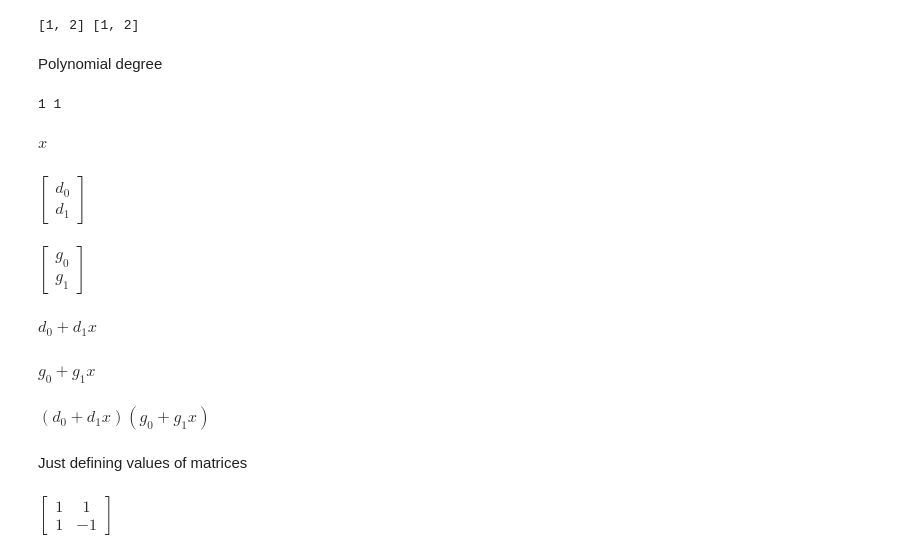
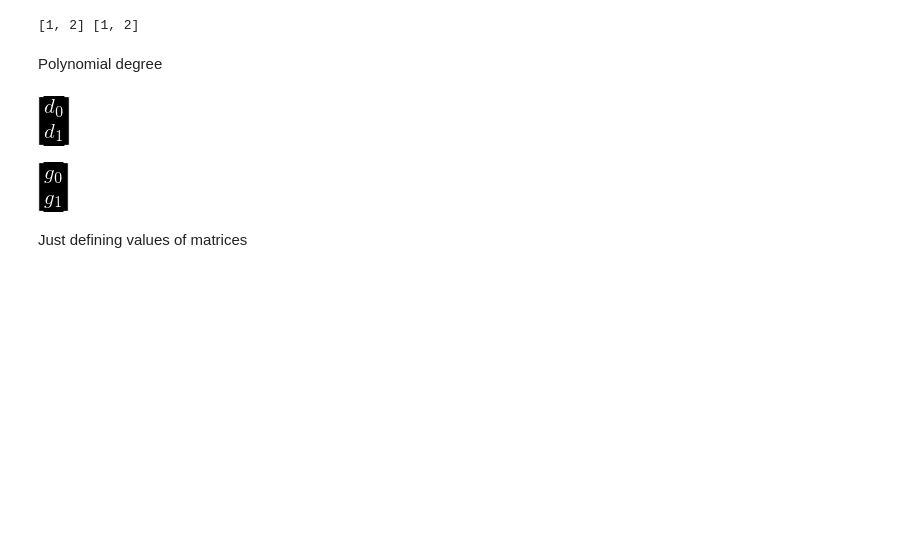
Before and after one commit to tarsioonofrio/fast-convolution-rtl, a Jupyter notebook: blahut6.3iterated8x8.ipynb, the cells around one changed output. Cells and saved outputs as stored; diff of their text form; code cells hidden in the pictures; blank space fills up the shorter version.

```diff
--- a/blahut6.3iterated8x8.ipynb
+++ b/blahut6.3iterated8x8.ipynb
@@ -37,5 +35,5 @@ Power of two: $2^x$
 # %%
-power2 = 2
+v_size = 2
 # %% [markdown]
 Example of vectors for the convolution
 # %%
@@ -46,46 +44,15 @@ print(d_values, g_values)
 [1, 2] [1, 2]
 # %% [markdown]
 Polynomial degree
-# %%
-d_degree = d_num - 1
-g_degree = g_num - 1
-print(d_degree, g_degree)
-# %% [output]
-1 1
-# %%
-x = sy.symbols("x")
-x
-# %% [output]
-$\displaystyle x$
 # %%
-di = sy.Matrix(sy.symbols(" ".join(f"d_{i}"for i in range(d_num))))
-di
+d0 = sy.Matrix(sy.symbols(" ".join(f"d_{i}"for i in range(v_size))))
+d0
 # %% [output]
-$\displaystyle \left[\begin{matrix}d_{0}\\d_{1}\end{matrix}\right]$
+[figure, added]
 # %%
-gi = sy.Matrix(sy.symbols(" ".join(f"g_{i}"for i in range(g_num))))
-gi
+g0 = sy.Matrix(sy.symbols(" ".join(f"g_{i}"for i in range(v_size))))
+g0
 # %% [output]
-$\displaystyle \left[\begin{matrix}g_{0}\\g_{1}\end{matrix}\right]$
+[figure, added]
-# %%
-dx = sum([i*x**e for e, i in enumerate(di)])
-dx
-# %% [output]
-$\displaystyle d_{0} + d_{1} x$
-# %%
-gx = sum([i*x**e for e, i in enumerate(gi)])
-gx
-# %% [output]
-$\displaystyle g_{0} + g_{1} x$
-# %%
-sx = gx*dx
-sx
-# %% [output]
-$\displaystyle \left(d_{0} + d_{1} x\right) \left(g_{0} + g_{1} x\right)$
 # %% [markdown]
 Just defining values of matrices
-# %%
-winog_mtx = sy.Matrix([[1, 1], [1, -1]])
-winog_mtx
-# %% [output]
-$\displaystyle \left[\begin{matrix}1 & 1\\1 & -1\end{matrix}\right]$
```
Also changed, not shown: parts of 115 cells of this notebook, 2 other files.
